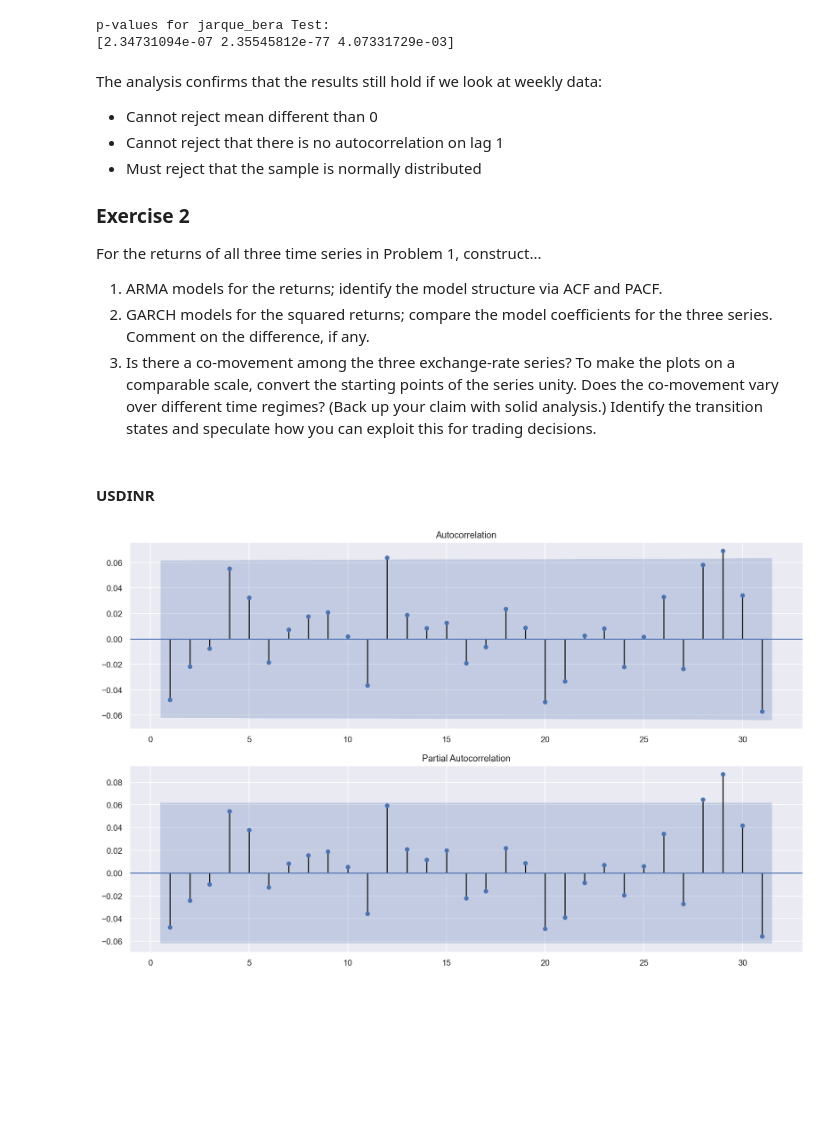
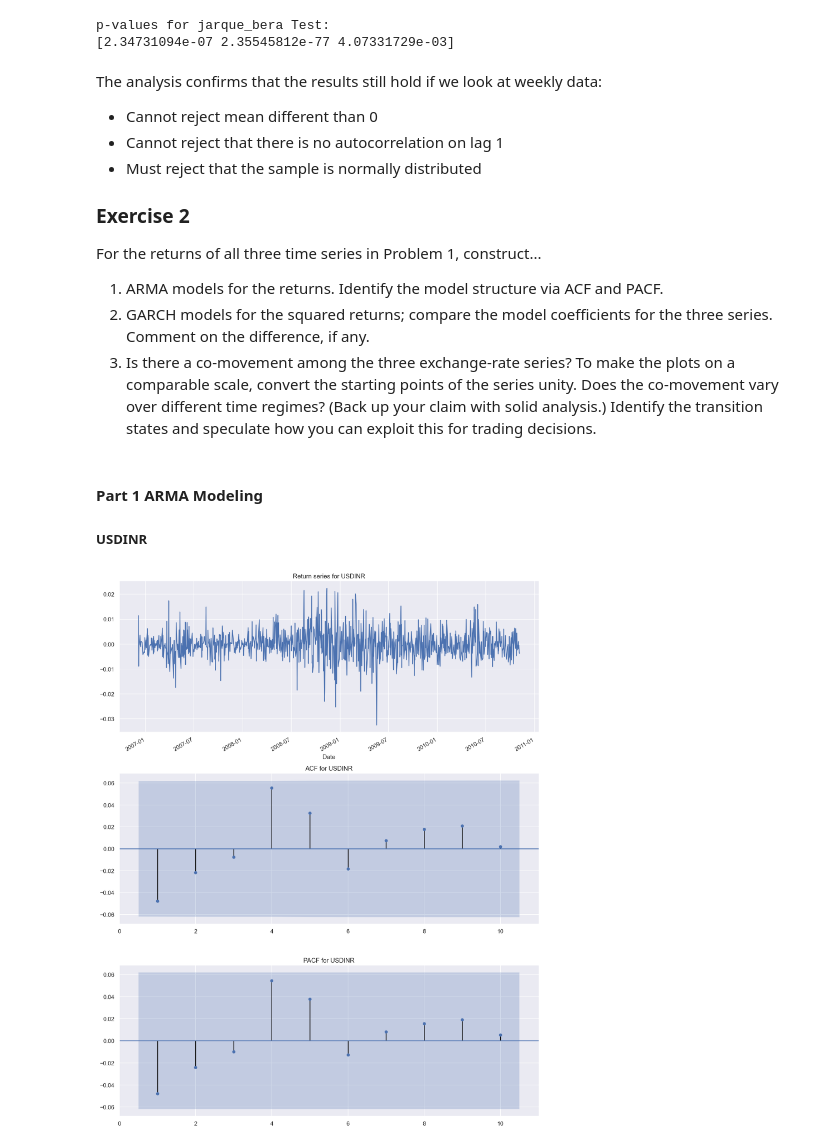
Before and after one commit to NehrenD/algo_trading_and_quant_strategies, a Jupyter notebook: exercises/chapter2_solutions.ipynb, the cells around one changed output. Saved outputs shown, nothing was run; the diff lists cells and outputs as text; code cells hidden in the pictures; blank space fills up the shorter version.

```diff
--- a/exercises/chapter2_solutions.ipynb
+++ b/exercises/chapter2_solutions.ipynb
@@ -191,17 +195,22 @@ The analysis confirms that the results still hold if we look at weekly data:
 ### Exercise 2
 
 For the returns of all three time series in Problem 1, construct...
-1. ARMA models for the returns; identify the model structure via ACF and PACF.
+1. ARMA models for the returns. Identify the model structure via ACF and PACF.
 2. GARCH models for the squared returns; compare the model coefficients for the three series. Comment on the difference, if any.
 3. Is there a co-movement among the three exchange-rate series? To make the plots on a comparable scale, convert the starting points of the series unity. Does the
 co-movement vary over different time regimes? (Back up your claim with solid analysis.) Identify the transition states and speculate how you can exploit this for
 trading decisions.
 # %% [markdown]
-#### USDINR
+#### Part 1 ARMA Modeling
+
+##### USDINR
-# %%
-fig,(ax1,ax2) = plt.subplots(2,1,figsize=(16,10))
-_ = plot_acf(fx_returns.USDINR, ax=ax1,zero=False )
-_ = plot_pacf(fx_returns.USDINR, ax=ax2,zero=False )
-plt.show()
-# %% [output]
-[figure, removed]
+# %%
+fig,(ax1,ax2,ax3) = plt.subplots(3,1,figsize=(12,15))
+_ = fx_returns.USDINR.plot(ax=ax1,title='Return series for USDINR')
+_ = plot_acf(fx_returns.USDINR, ax=ax2,zero=False,alpha=0.05,lags=10,title='ACF for USDINR')
+_ = plot_pacf(fx_returns.USDINR, ax=ax3,zero=False,alpha=0.05,lags=10,title='PACF for USDINR')
+sns.despine()
+plt.tight_layout()
+plt.show()
+# %% [output]
+[figure, added]
```
Also changed, not shown: parts of 13 cells of this notebook, 5 other files.
